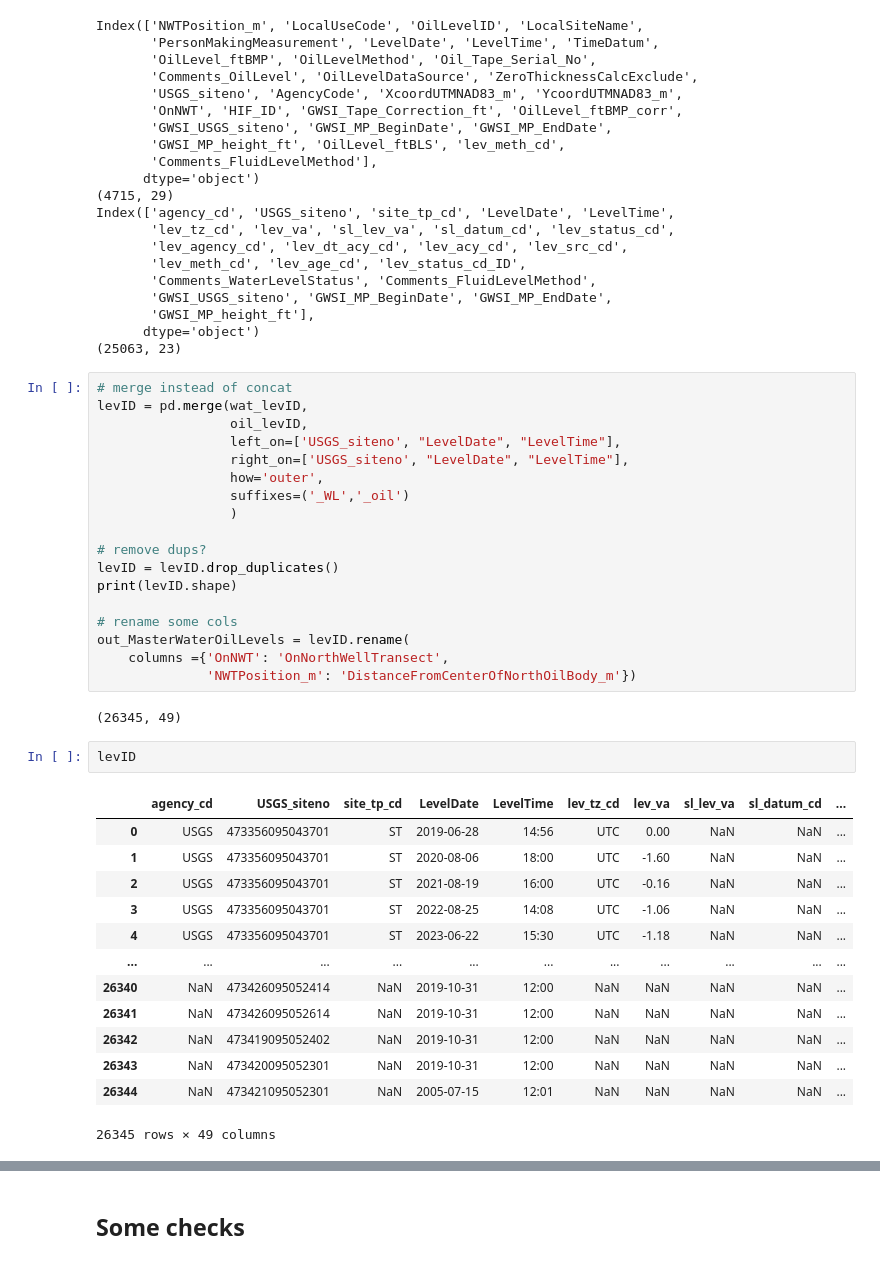
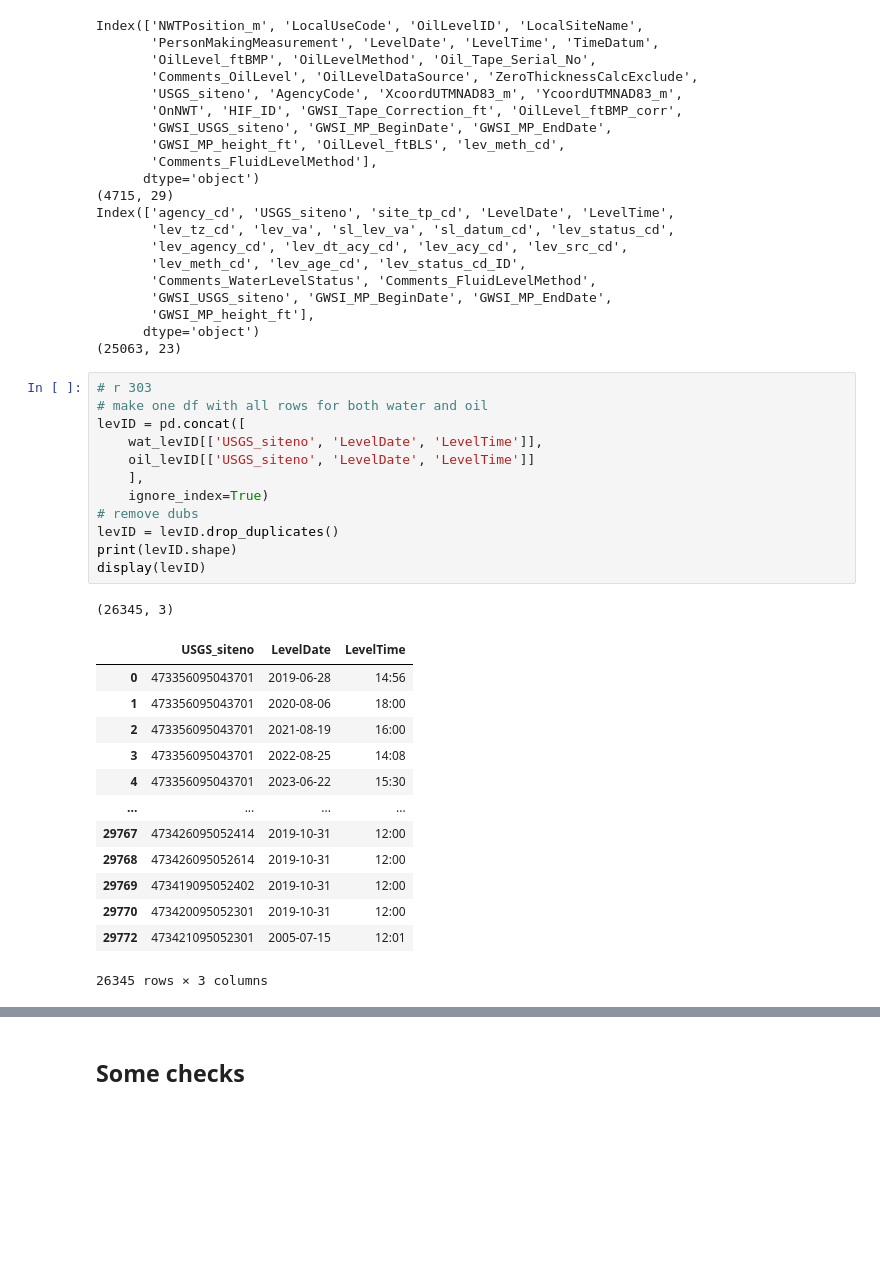
Before and after one commit to BojanMilinic/bemidji, a Jupyter notebook: 03_master_oil_water_level.ipynb, the cells around one changed output, grey strips where cells are left out. Drawn from its saved outputs; the diff is of its cells as text; blank space fills up the shorter version.

```diff
--- a/03_master_oil_water_level.ipynb
+++ b/03_master_oil_water_level.ipynb
@@ -800,38 +812,29 @@ Index(['agency_cd', 'USGS_siteno', 'site_tp_cd', 'LevelDate', 'LevelTime',
       dtype='object')
 (25063, 23)
 # %%
-# merge instead of concat
-levID = pd.merge(wat_levID,
-                 oil_levID,
-                 left_on=['USGS_siteno', "LevelDate", "LevelTime"],
-                 right_on=['USGS_siteno', "LevelDate", "LevelTime"],
-                 how='outer',
-                 suffixes=('_WL','_oil')
-                 )
-
-# remove dups?
+# r 303
+# make one df with all rows for both water and oil
+levID = pd.concat([
+    wat_levID[['USGS_siteno', 'LevelDate', 'LevelTime']],
+    oil_levID[['USGS_siteno', 'LevelDate', 'LevelTime']]
+    ],
+    ignore_index=True)
+# remove dubs
 levID = levID.drop_duplicates()
 print(levID.shape)
-
-# rename some cols
-out_MasterWaterOilLevels = levID.rename(
-    columns ={'OnNWT': 'OnNorthWellTransect',
-              'NWTPosition_m': 'DistanceFromCenterOfNorthOilBody_m'})
+display(levID)
 # %% [output]
-(26345, 49)
+(26345, 3)
+|  | USGS_siteno | LevelDate | LevelTime |
+| 0 | 473356095043701 | 2019-06-28 | 14:56 |
+| 1 | 473356095043701 | 2020-08-06 | 18:00 |
+| 2 | 473356095043701 | 2021-08-19 | 16:00 |
+| 3 | 473356095043701 | 2022-08-25 | 14:08 |
+| 4 | 473356095043701 | 2023-06-22 | 15:30 |
+| ... | ... | ... | ... |
+| 29767 | 473426095052414 | 2019-10-31 | 12:00 |
+| 29768 | 473426095052614 | 2019-10-31 | 12:00 |
+| 29769 | 473419095052402 | 2019-10-31 | 12:00 |
+| 29770 | 473420095052301 | 2019-10-31 | 12:00 |
+| 29772 | 473421095052301 | 2005-07-15 | 12:01 |
+26345 rows × 3 columns
-# %%
-levID
-# %% [output]
-|  | agency_cd | USGS_siteno | site_tp_cd | LevelDate | LevelTime | lev_tz_cd | lev_va | sl_lev_va | sl_datum_cd | ... |
-| 0 | USGS | 473356095043701 | ST | 2019-06-28 | 14:56 | UTC | 0.00 | NaN | NaN | ... |
-| 1 | USGS | 473356095043701 | ST | 2020-08-06 | 18:00 | UTC | -1.60 | NaN | NaN | ... |
-| 2 | USGS | 473356095043701 | ST | 2021-08-19 | 16:00 | UTC | -0.16 | NaN | NaN | ... |
-| 3 | USGS | 473356095043701 | ST | 2022-08-25 | 14:08 | UTC | -1.06 | NaN | NaN | ... |
-| 4 | USGS | 473356095043701 | ST | 2023-06-22 | 15:30 | UTC | -1.18 | NaN | NaN | ... |
-| ... | ... | ... | ... | ... | ... | ... | ... | ... | ... | ... |
-| 26340 | NaN | 473426095052414 | NaN | 2019-10-31 | 12:00 | NaN | NaN | NaN | NaN | ... |
-| 26341 | NaN | 473426095052614 | NaN | 2019-10-31 | 12:00 | NaN | NaN | NaN | NaN | ... |
-| 26342 | NaN | 473419095052402 | NaN | 2019-10-31 | 12:00 | NaN | NaN | NaN | NaN | ... |
-| 26343 | NaN | 473420095052301 | NaN | 2019-10-31 | 12:00 | NaN | NaN | NaN | NaN | ... |
-| 26344 | NaN | 473421095052301 | NaN | 2005-07-15 | 12:01 | NaN | NaN | NaN | NaN | ... |
-26345 rows × 49 columns
```
Also changed, not shown: parts of 36 cells of this notebook.
